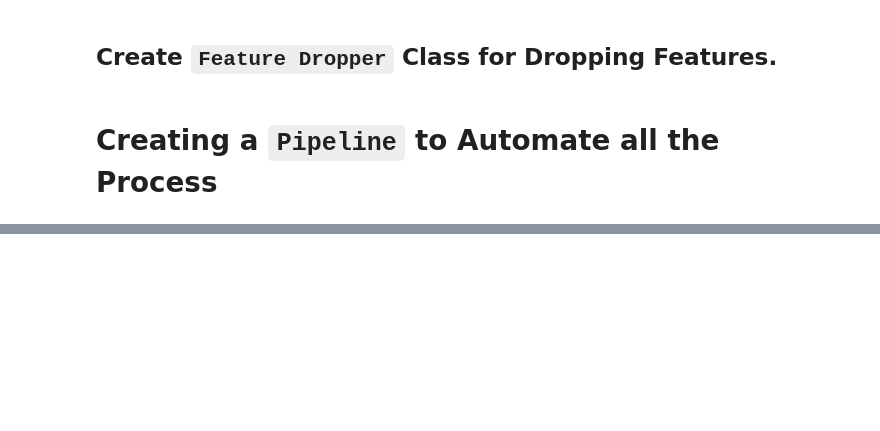
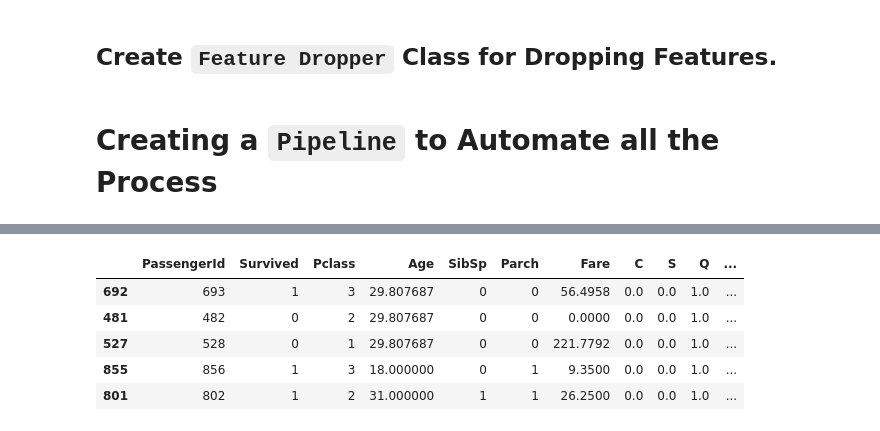
Before and after one commit to PraddyumnYadav/Titainc_ML_from_Disaster, a Jupyter notebook: main.ipynb, the cells around one changed output, grey strips where cells are left out. Drawn from its saved outputs; the diff is of its cells as text; code cells hidden in the pictures; blank space fills up the shorter version.

Commit message:
Transform the dataset with the Pipeline.

```diff
--- a/main.ipynb
+++ b/main.ipynb
@@ -275,7 +275,7 @@ class FeatureEncoder(BaseEstimator, TransformerMixin):
     def fit(self, X, y=None):
         return self
 
-    def trasform(self, X):
+    def transform(self, X):
         encoder = OneHotEncoder()
 
         # Encode "Embarked" Attribute.
@@ -287,7 +287,7 @@ class FeatureEncoder(BaseEstimator, TransformerMixin):
 
         # Encode "Sex" Attribute.
         matrix = encoder.fit_transform(X[["Sex"]]).toarray()
-        column_names = ["Male", "Female"]
+        column_names = ["Female", "Male"]
 
         for i in range(len(matrix.T)):
             X[column_names[i]] = matrix.T[i]
@@ -314,0 +346,11 @@ pipeline = Pipeline([
+# %%
+strat_train_set = pipeline.fit_transform(strat_train_set)
+# %%
+strat_train_set.head()
+# %% [output]
+|  | PassengerId | Survived | Pclass | Age | SibSp | Parch | Fare | C | S | Q | ... |
+| 692 | 693 | 1 | 3 | 29.807687 | 0 | 0 | 56.4958 | 0.0 | 0.0 | 1.0 | ... |
+| 481 | 482 | 0 | 2 | 29.807687 | 0 | 0 | 0.0000 | 0.0 | 0.0 | 1.0 | ... |
+| 527 | 528 | 0 | 1 | 29.807687 | 0 | 0 | 221.7792 | 0.0 | 0.0 | 1.0 | ... |
+| 855 | 856 | 1 | 3 | 18.000000 | 0 | 1 | 9.3500 | 0.0 | 0.0 | 1.0 | ... |
+| 801 | 802 | 1 | 2 | 31.000000 | 1 | 1 | 26.2500 | 0.0 | 0.0 | 1.0 | ... |
```
Also changed, not shown: parts of 3 cells of this notebook.
